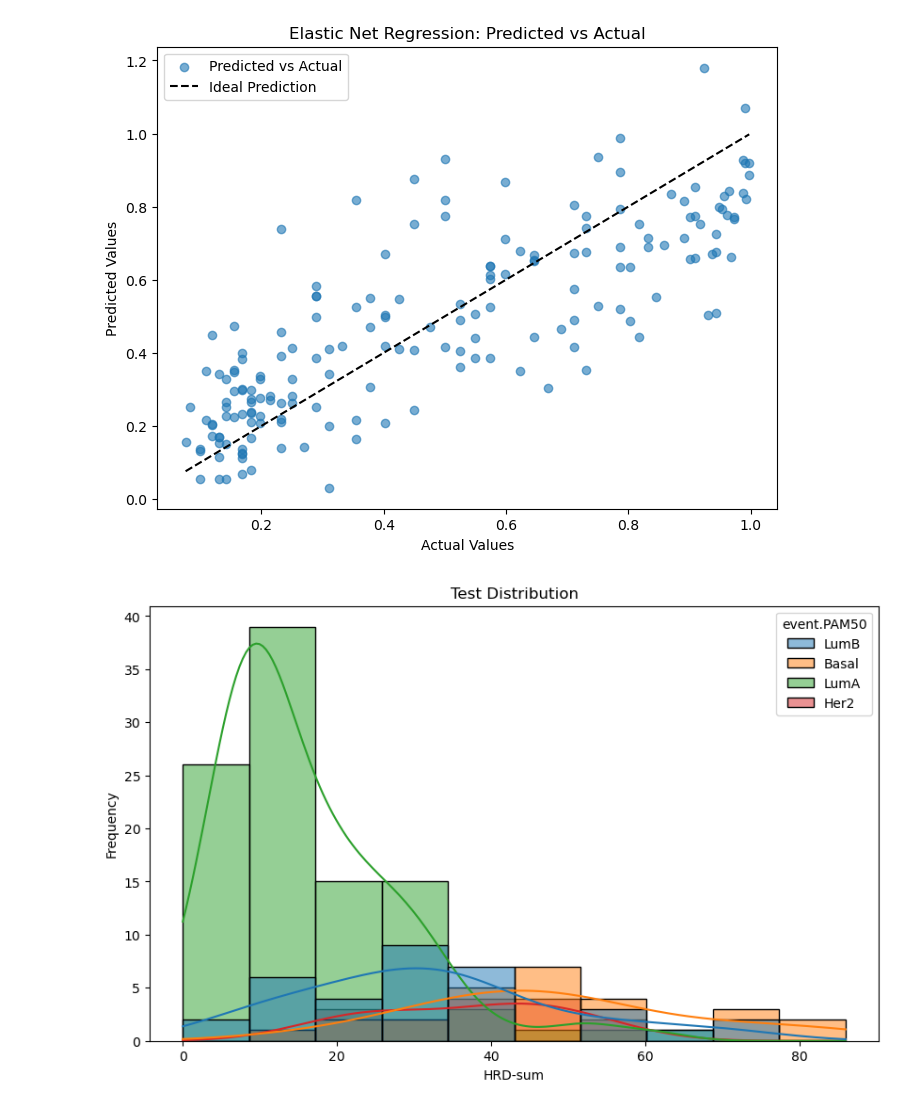
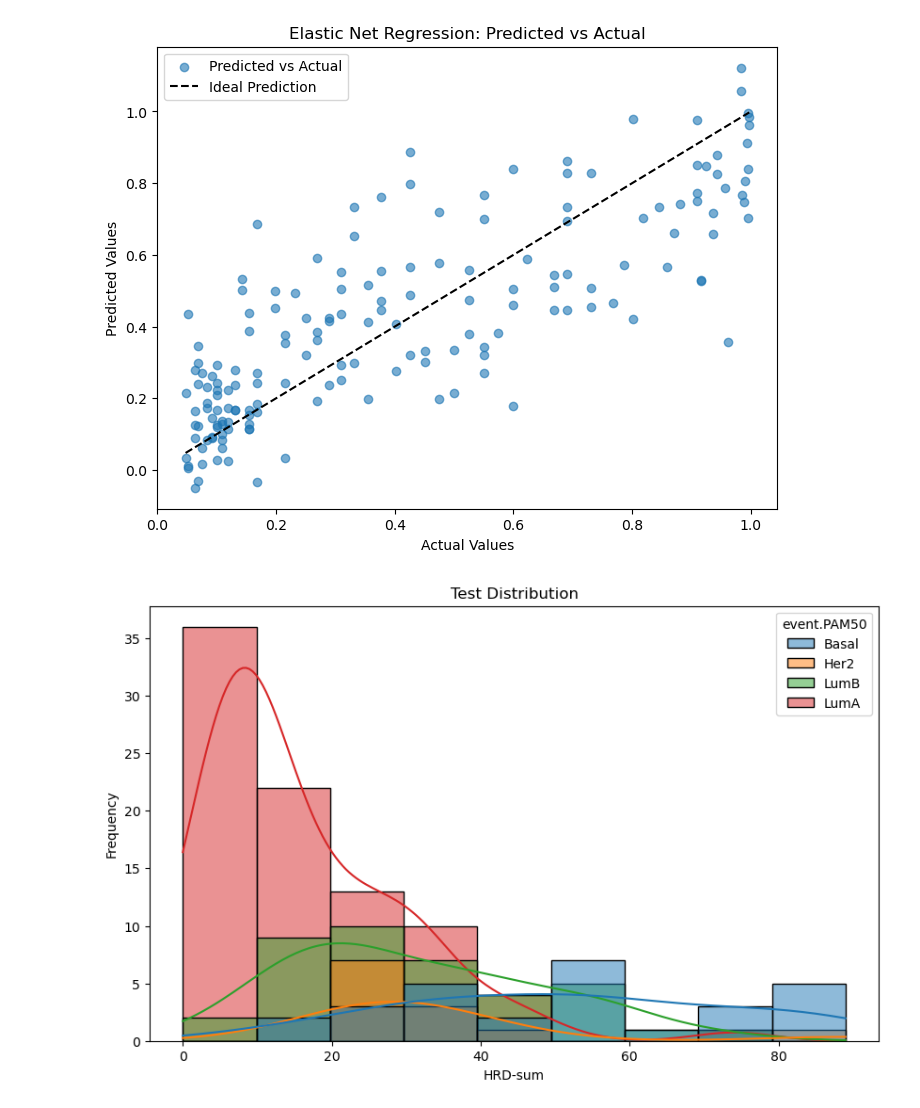
Before and after one commit to l1joseph/Multiscale_HRD_Classifier, a Jupyter notebook: Scripts/fml2.ipynb, the cells around one changed output. Drawn from its saved outputs; the diff is of its cells as text; code cells hidden in the pictures.

```diff
--- a/Scripts/fml2.ipynb
+++ b/Scripts/fml2.ipynb
@@ -137,7 +137,7 @@ def plot_test_train_pam50_dist(metadata, X_train, X_test):
     plt.ylabel('Frequency')
     plt.show()
 
-features_df = tpm
+features_df = deconvo
 metadata_truncated = metadata.loc[metadata.index.intersection(features_df.index)]
 # Add a base HRD status (not used in the final regression but for DESeq2 design)
 metadata_truncated['HRD_status_base'] = metadata_truncated['HRD-sum'].apply(lambda x: 'HRD' if x >= 42 else 'HR')
@@ -203,10 +203,10 @@ def train_model(params, metadata):
 # Use the fixed parameters as specified
 fixed_params = {
     'softlabels': 'Sigmoid',
-    'softlabel_thresholds': 25,
+    'softlabel_thresholds': 30,
     'softlabel_gradients': 0.1,
     'normalization': 'log2',
-    'l1_ratio': 0.99,
+    'l1_ratio': 0.5,
     'downsample_thresholds': 35,
     'downsample': (False, False),
     'alpha': 0.01
@@ -250,2 +250,2 @@ R^2 Score: 0.656
-[figure, old version]
+[figure, new version]
-[figure, old version]
+[figure, new version]
```
Also changed, not shown: parts of 5 cells of this notebook, 3 other files.
